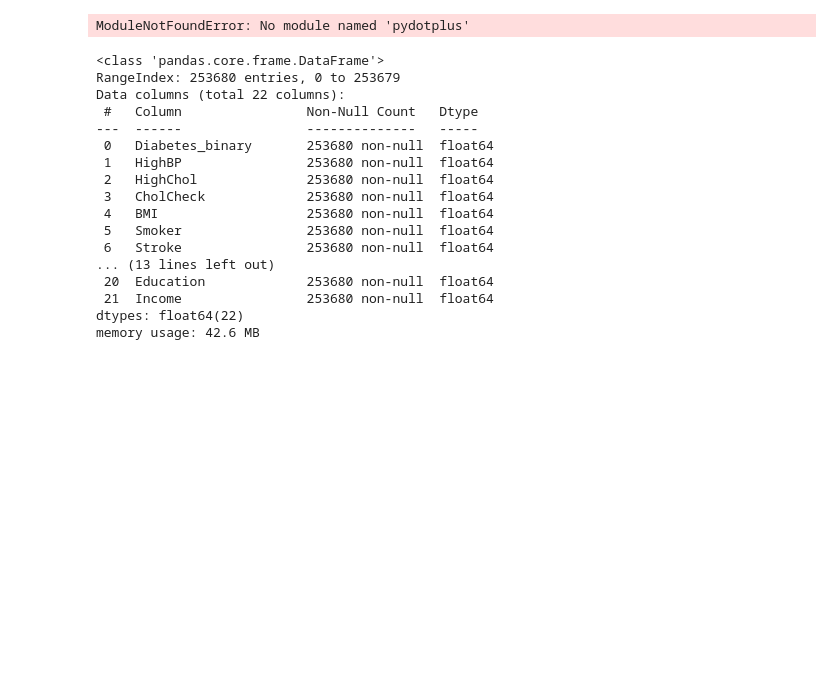
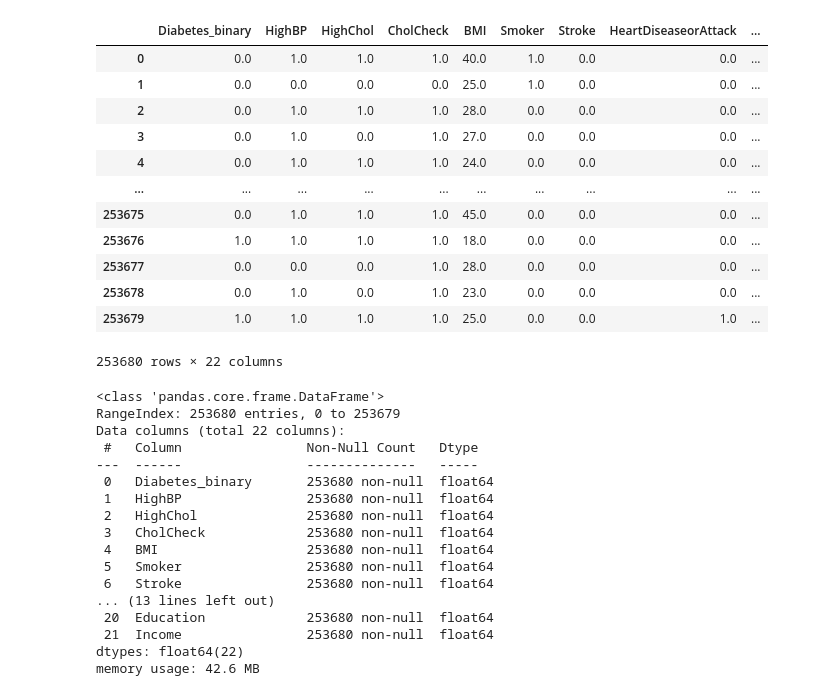
Before and after one commit to joshua-perez-64/project-3, a Jupyter notebook: exploration.ipynb, the cells around one changed output. Saved outputs shown, nothing was run; the diff lists cells and outputs as text; code cells hidden in the pictures; blank space fills up the shorter version.

```diff
--- a/exploration.ipynb
+++ b/exploration.ipynb
@@ -1,35 +1,47 @@
 # %%
 #Import dependencies and read in data
 import pandas as pd
 import numpy as np
 import matplotlib.pyplot as plt
 import seaborn as sns
 import plotly.express as ps
 from scipy import stats
 from sklearn.model_selection import train_test_split
 from sklearn.preprocessing import RobustScaler
 from sklearn.preprocessing import StandardScaler
 from sklearn.linear_model import LogisticRegression
 from sklearn.ensemble import RandomForestClassifier
 from sklearn.metrics import accuracy_score
 from IPython.display import display
 from imblearn.under_sampling import RandomUnderSampler
 from imblearn.over_sampling import SMOTE
 from collections import Counter
 from sklearn import tree
 from sklearn.metrics import confusion_matrix, classification_report, balanced_accuracy_score, roc_auc_score
 from sklearn.datasets import make_classification
 from collections import Counter
 import pydotplus
 import os
 from IPython.display import Image
 
 
-df = pd.read_csv("diabetes_binary_health_indicators_BRFSS2015.csv")
+df = pd.read_csv("resources\diabetes_binary_health_indicators_BRFSS2015.csv")
 pd.options.display.max_columns = None
 display(df)
 # %% [output]
+|  | Diabetes_binary | HighBP | HighChol | CholCheck | BMI | Smoker | Stroke | HeartDiseaseorAttack | ... |
+| 0 | 0.0 | 1.0 | 1.0 | 1.0 | 40.0 | 1.0 | 0.0 | 0.0 | ... |
+| 1 | 0.0 | 0.0 | 0.0 | 0.0 | 25.0 | 1.0 | 0.0 | 0.0 | ... |
+| 2 | 0.0 | 1.0 | 1.0 | 1.0 | 28.0 | 0.0 | 0.0 | 0.0 | ... |
+| 3 | 0.0 | 1.0 | 0.0 | 1.0 | 27.0 | 0.0 | 0.0 | 0.0 | ... |
+| 4 | 0.0 | 1.0 | 1.0 | 1.0 | 24.0 | 0.0 | 0.0 | 0.0 | ... |
+| ... | ... | ... | ... | ... | ... | ... | ... | ... | ... |
+| 253675 | 0.0 | 1.0 | 1.0 | 1.0 | 45.0 | 0.0 | 0.0 | 0.0 | ... |
+| 253676 | 1.0 | 1.0 | 1.0 | 1.0 | 18.0 | 0.0 | 0.0 | 0.0 | ... |
+| 253677 | 0.0 | 0.0 | 0.0 | 1.0 | 28.0 | 0.0 | 0.0 | 0.0 | ... |
+| 253678 | 0.0 | 1.0 | 0.0 | 1.0 | 23.0 | 0.0 | 0.0 | 0.0 | ... |
+| 253679 | 1.0 | 1.0 | 1.0 | 1.0 | 25.0 | 0.0 | 0.0 | 1.0 | ... |
-ModuleNotFoundError: No module named 'pydotplus'
+253680 rows × 22 columns
 # %%
 #Checking the data types for each column in the file
 df.info()
```
Also changed, not shown: parts of 11 cells of this notebook.
